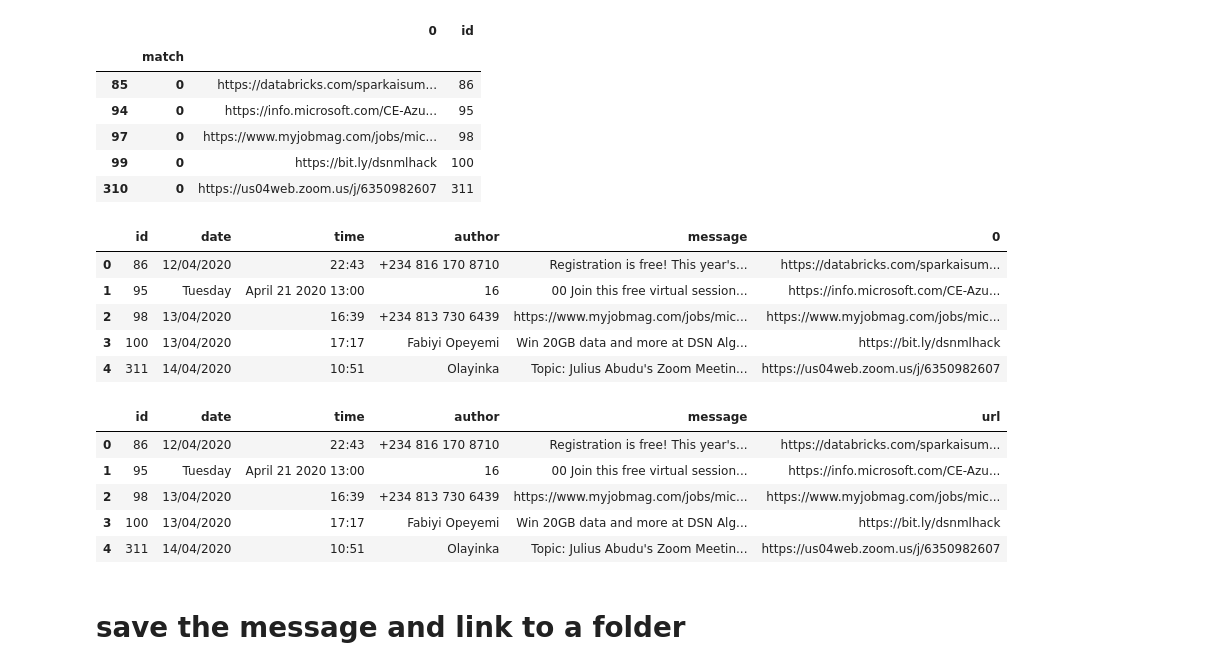
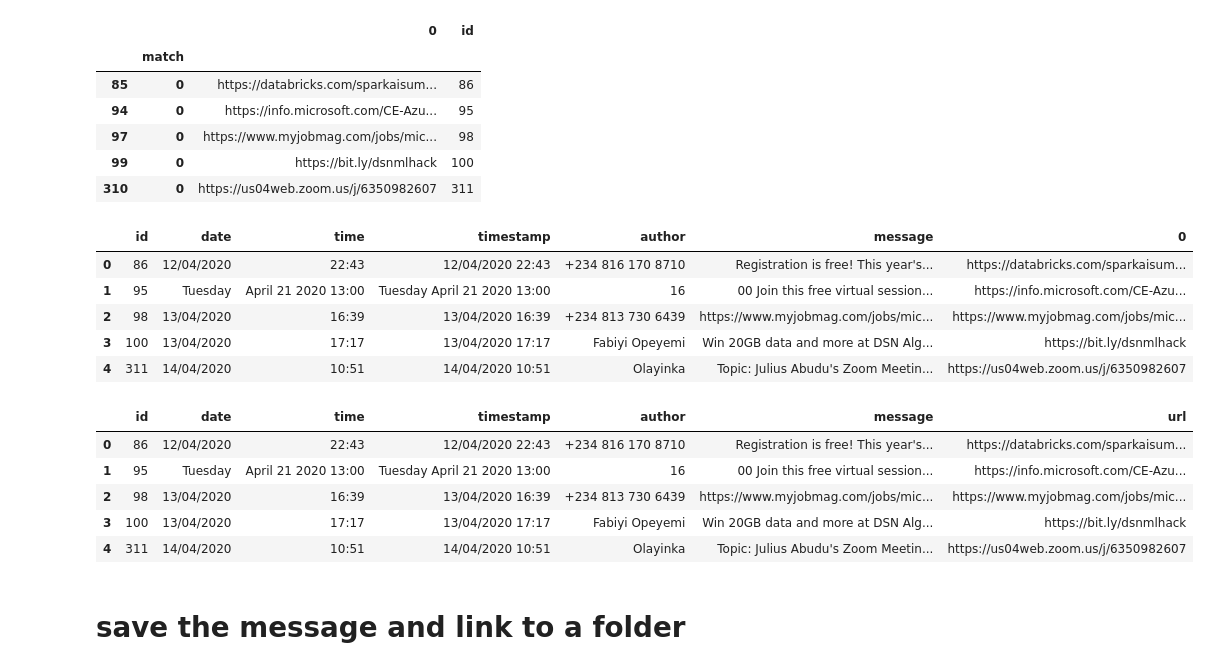
Before and after one commit to Bolanle-kani/YDP-Files, a Jupyter notebook: Whatsapp link extract.ipynb, the cells around one changed output. Drawn from its saved outputs; the diff is of its cells as text; code cells hidden in the pictures.

Commit message:
link file from google drive and added timestamp

```diff
--- a/Whatsapp link extract.ipynb
+++ b/Whatsapp link extract.ipynb
@@ -18,0 +21,5 @@ def is_date(string, fuzzy=False):
+# %%
+import gdown
+url = 'https://drive.google.com/uc?id=1qZs7zZQ90w9jtZF4ptMHmgrW0KbqLEU5'
+output = 'WhatsApp Chat with Young Data Professionals.txt'
+gdown.download(url, output, quiet=False)
@@ -100,8 +110,10 @@ messages_df.head()
 | 2 | 12/04/2020 | P-value right? | 00:53 | Yusfat | 3 |
 | 3 | 12/04/2020 | sorry correlation... | 00:54 | Yusfat | 4 |
 | 4 | 12/04/2020 | None | 00:58 | +234 818 249 8479 left | 5 |
+# %%
+messages_df["timestamp"] = (messages_df["date"] +' ' + messages_df["time"])
 # %%
-messages_df = messages_df[["id","date","time","author","message"]]
+messages_df = messages_df[["id","date","time","timestamp","author","message"]]
 
 messages_df.head()
 # %% [output]
@@ -147,22 +159,22 @@ links.head()
 data = pd.merge(messages_df, links, on = "id", how = "inner")
 data.head()
 # %% [output]
-|  | id | date | time | author | message | 0 |
-| 0 | 86 | 12/04/2020 | 22:43 | +234 816 170 8710 | Registration is free! This year's... | https://databricks.com/sparkaisum... |
-| 1 | 95 | Tuesday | April 21 2020 13:00 | 16 | 00 Join this free virtual session... | https://info.microsoft.com/CE-Azu... |
-| 2 | 98 | 13/04/2020 | 16:39 | +234 813 730 6439 | https://www.myjobmag.com/jobs/mic... | https://www.myjobmag.com/jobs/mic... |
-| 3 | 100 | 13/04/2020 | 17:17 | Fabiyi Opeyemi | Win 20GB data and more at DSN Alg... | https://bit.ly/dsnmlhack |
-| 4 | 311 | 14/04/2020 | 10:51 | Olayinka | Topic: Julius Abudu's Zoom Meetin... | https://us04web.zoom.us/j/6350982607 |
+|  | id | date | time | timestamp | author | message | 0 |
+| 0 | 86 | 12/04/2020 | 22:43 | 12/04/2020 22:43 | +234 816 170 8710 | Registration is free! This year's... | https://databricks.com/sparkaisum... |
+| 1 | 95 | Tuesday | April 21 2020 13:00 | Tuesday April 21 2020 13:00 | 16 | 00 Join this free virtual session... | https://info.microsoft.com/CE-Azu... |
+| 2 | 98 | 13/04/2020 | 16:39 | 13/04/2020 16:39 | +234 813 730 6439 | https://www.myjobmag.com/jobs/mic... | https://www.myjobmag.com/jobs/mic... |
+| 3 | 100 | 13/04/2020 | 17:17 | 13/04/2020 17:17 | Fabiyi Opeyemi | Win 20GB data and more at DSN Alg... | https://bit.ly/dsnmlhack |
+| 4 | 311 | 14/04/2020 | 10:51 | 14/04/2020 10:51 | Olayinka | Topic: Julius Abudu's Zoom Meetin... | https://us04web.zoom.us/j/6350982607 |
 # %%
-data.columns = ['id', 'date', 'time', 'author', 'message', 'url']
+data.columns = ['id', 'date', 'time', 'timestamp','author', 'message', 'url']
 data.head()
 # %% [output]
-|  | id | date | time | author | message | url |
-| 0 | 86 | 12/04/2020 | 22:43 | +234 816 170 8710 | Registration is free! This year's... | https://databricks.com/sparkaisum... |
-| 1 | 95 | Tuesday | April 21 2020 13:00 | 16 | 00 Join this free virtual session... | https://info.microsoft.com/CE-Azu... |
-| 2 | 98 | 13/04/2020 | 16:39 | +234 813 730 6439 | https://www.myjobmag.com/jobs/mic... | https://www.myjobmag.com/jobs/mic... |
-| 3 | 100 | 13/04/2020 | 17:17 | Fabiyi Opeyemi | Win 20GB data and more at DSN Alg... | https://bit.ly/dsnmlhack |
-| 4 | 311 | 14/04/2020 | 10:51 | Olayinka | Topic: Julius Abudu's Zoom Meetin... | https://us04web.zoom.us/j/6350982607 |
+|  | id | date | time | timestamp | author | message | url |
+| 0 | 86 | 12/04/2020 | 22:43 | 12/04/2020 22:43 | +234 816 170 8710 | Registration is free! This year's... | https://databricks.com/sparkaisum... |
+| 1 | 95 | Tuesday | April 21 2020 13:00 | Tuesday April 21 2020 13:00 | 16 | 00 Join this free virtual session... | https://info.microsoft.com/CE-Azu... |
+| 2 | 98 | 13/04/2020 | 16:39 | 13/04/2020 16:39 | +234 813 730 6439 | https://www.myjobmag.com/jobs/mic... | https://www.myjobmag.com/jobs/mic... |
+| 3 | 100 | 13/04/2020 | 17:17 | 13/04/2020 17:17 | Fabiyi Opeyemi | Win 20GB data and more at DSN Alg... | https://bit.ly/dsnmlhack |
+| 4 | 311 | 14/04/2020 | 10:51 | 14/04/2020 10:51 | Olayinka | Topic: Julius Abudu's Zoom Meetin... | https://us04web.zoom.us/j/6350982607 |
 # %%
 data.to_csv("results.csv")
 # %%
```
Also changed, not shown: parts of 15 cells of this notebook, 9 other files.
